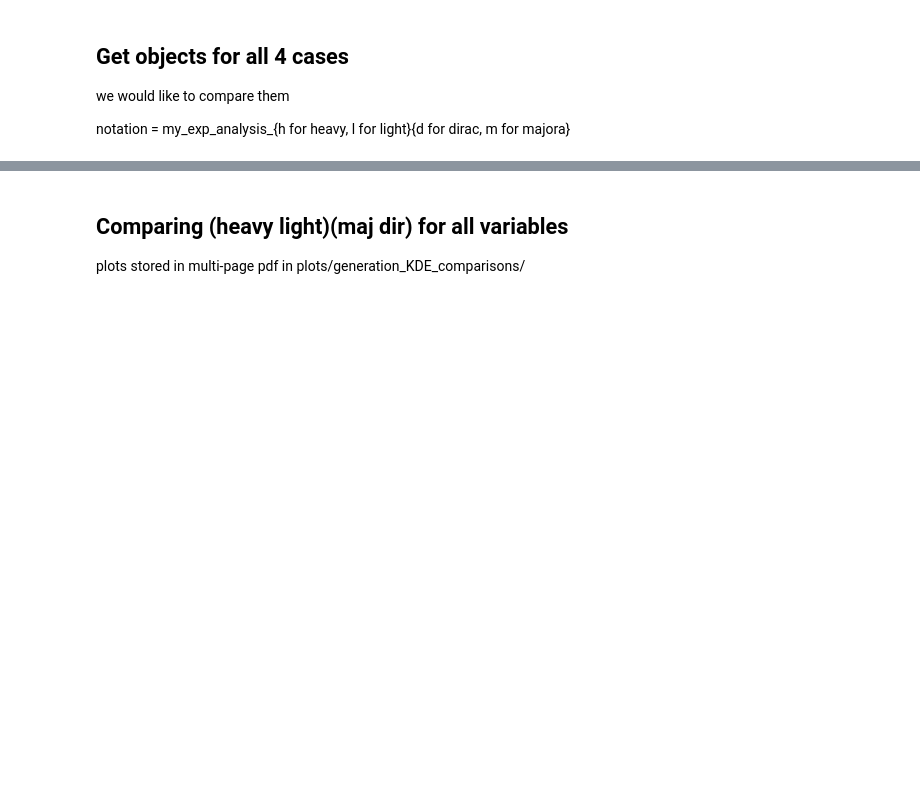
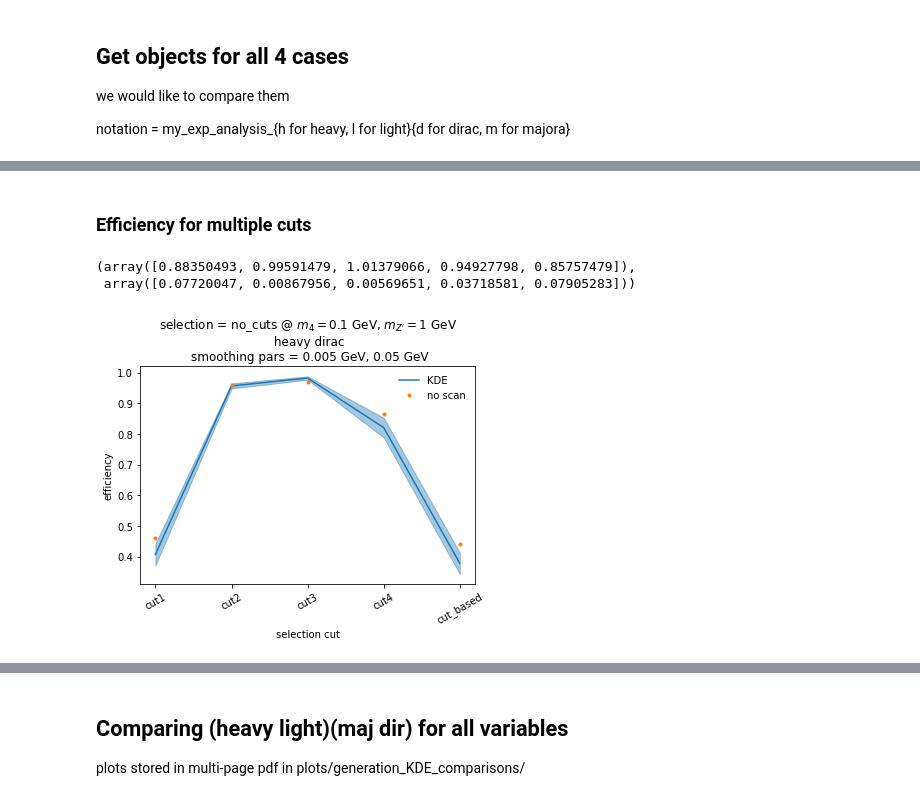
Before and after one commit to mhostert/dark-neutrinos-at-T2K, a Jupyter notebook: exp_analysis/3_comparison_observables.ipynb, the cells around one changed output, grey strips where cells are left out. Saved outputs shown, nothing was run; the diff lists cells and outputs as text; code cells hidden in the pictures; blank space fills up the shorter version.

```diff
--- a/exp_analysis/3_comparison_observables.ipynb
+++ b/exp_analysis/3_comparison_observables.ipynb
@@ -53,0 +113,12 @@ my_exp_analysis_lm.load_grid_dfs()
+# %% [markdown]
+### Efficiency for multiple cuts
+# %%
+kde_no_scan_efficiency_cut_list(num_selection_queries=['cut1', 'cut2', 'cut3', 'cut4', 'cut_based'],
+                                den_selection_queries='no_cuts',
+                                exp_analysis_obj=my_exp_analyses['heavy_dirac'],
+                                m4mz=(0.1, 1),
+                                smoothing_pars=[0.005, 0.05])
+# %% [output]
+(array([0.88350493, 0.99591479, 1.01379066, 0.94927798, 0.85757479]),
+ array([0.07720047, 0.00867956, 0.00569651, 0.03718581, 0.07905283]))
+[figure, added]
```
Also changed, not shown: parts of 28 cells of this notebook, 4 other files.
